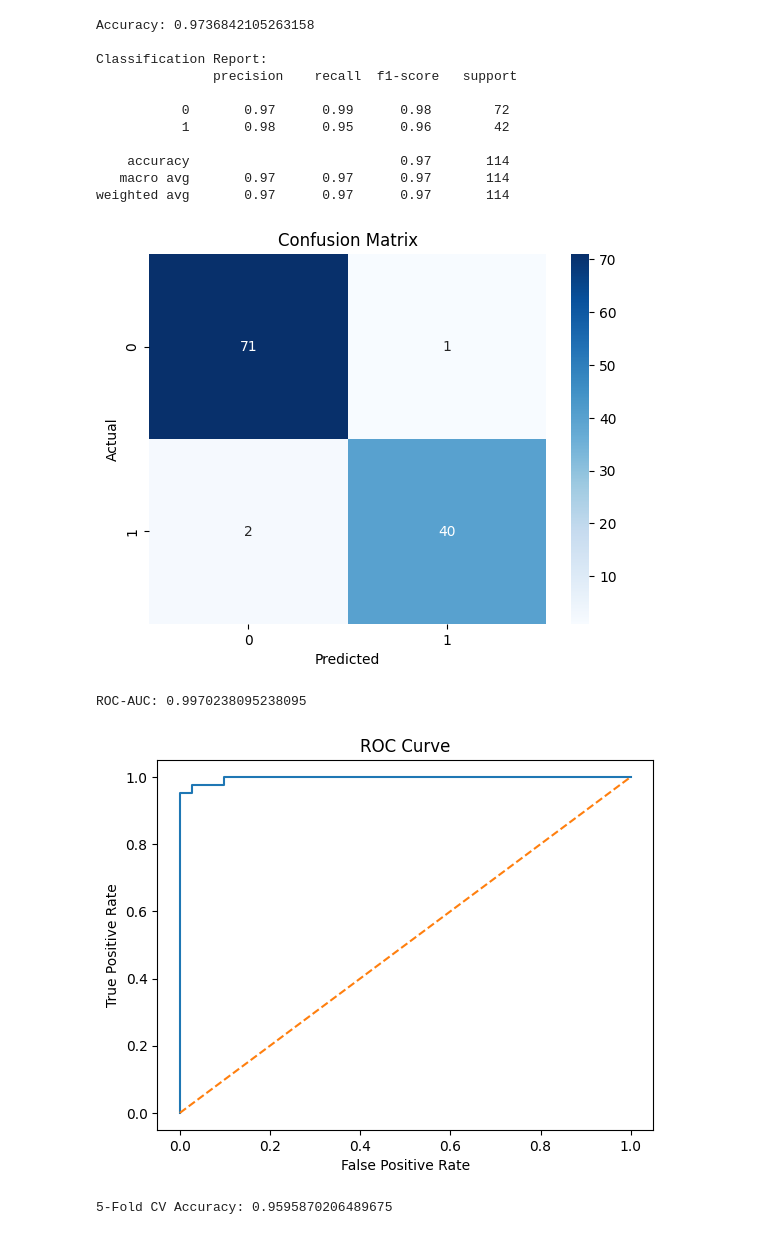
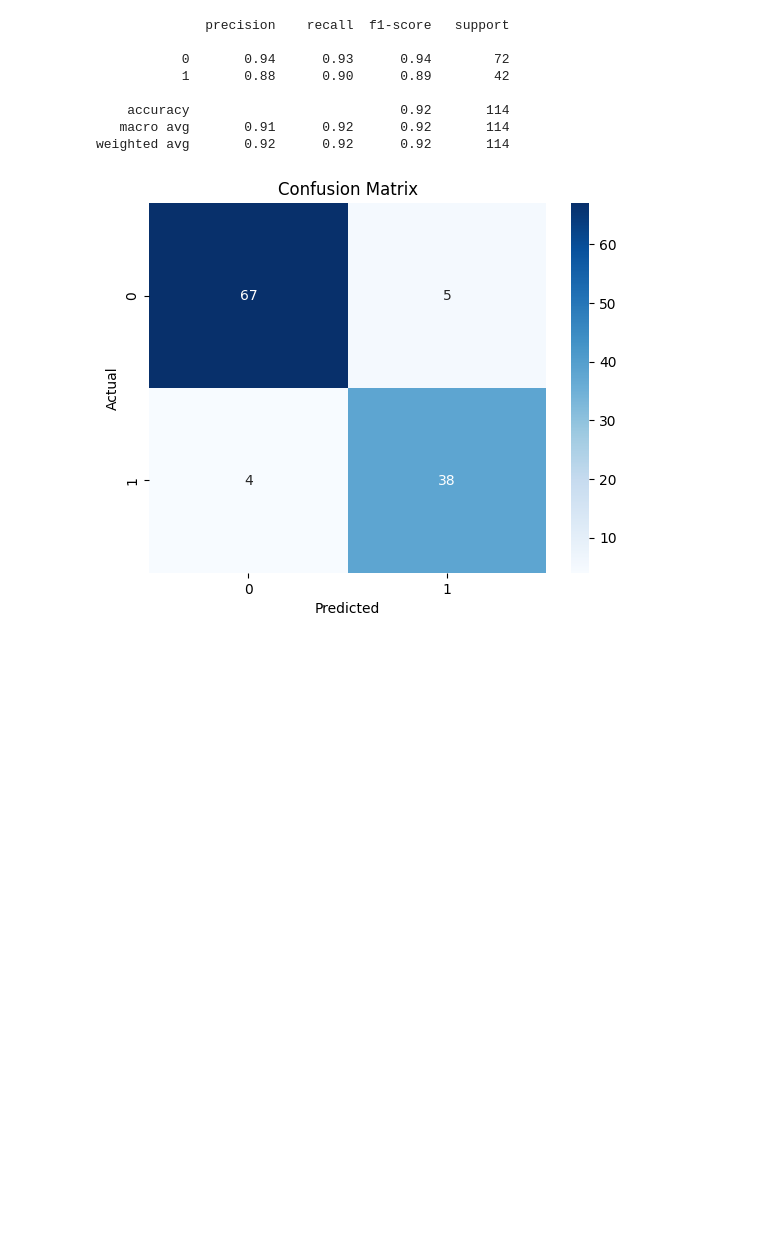
Before and after one commit to MathusiganSenthan/machine-learning-Group-Pro, a Jupyter notebook: IT22569318.ipynb, the cells around one changed output. Saved outputs shown, nothing was run; the diff lists cells and outputs as text; code cells hidden in the pictures; blank space fills up the shorter version.

```diff
--- a/IT22569318.ipynb
+++ b/IT22569318.ipynb
@@ -23,7 +26,8 @@ import joblib
 # 2. Load Dataset
 # -------------------------------
 # If using Colab: upload your data.csv first
-df = pd.read_csv('/content/drive/MyDrive/Python /IT4010-ML/Assignment/data.csv')
+df = pd.read_csv('/content/drive/MyDrive/Python /IT4010-ML/Assignment/COVID-19_RECOVERY_DATASET.csv')
+df = df.iloc[:1000]
 
 # Preview dataset
 print("Dataset Preview:")
@@ -104,8 +138,9 @@ plt.show()
 # 5. Feature Engineering
 # -------------------------------
 # Split features and target
-X = df.drop('target', axis=1)
-y = df['target']
+# Drop 'recovered' (the true target) from features. 'target' column was redundant.
+X = df.drop('recovered', axis=1)
+y = df['recovered'] # Set y to be the 'recovered' column
 
 # Optional: remove highly correlated features to avoid multicollinearity
 corr_matrix = X.corr().abs()
@@ -126,14 +183,11 @@ X_train, X_test, y_train, y_test = train_test_split(
 # -------------------------------
 # 7. Build Pipeline
 # -------------------------------
-model = LogisticRegression(
-    solver='saga',
-    max_iter=2000,
-    C=0.05,
-    class_weight='balanced'
-)
-
+model = LogisticRegression(max_iter=2000, class_weight='balanced')
 pipeline = Pipeline([
     ('scaler', StandardScaler()),
     ('classifier', model)
 ])
+#
+model.fit(X_train, y_train)
+y_pred = model.predict(X_test)
@@ -150,55 +194,21 @@ Pipeline(steps=[('scaler', StandardScaler()),
-# %%
-# -------------------------------
-# 9. Predictions
-# -------------------------------
-y_pred = pipeline.predict(X_test)
-y_prob = pipeline.predict_proba(X_test)[:, 1]
+# %%
+print(classification_report(y_test, y_pred))
+# %% [output]
+              precision    recall  f1-score   support
+
+           0       0.94      0.93      0.94        72
+           1       0.88      0.90      0.89        42
+
+    accuracy                           0.92       114
+   macro avg       0.91      0.92      0.92       114
+weighted avg       0.92      0.92      0.92       114
 # %%
-# -------------------------------
-# 10. Evaluation
-# -------------------------------
-print("\nAccuracy:", accuracy_score(y_test, y_pred))
-print("\nClassification Report:\n", classification_report(y_test, y_pred))
-
 # Confusion Matrix
 cm = confusion_matrix(y_test, y_pred)
 sns.heatmap(cm, annot=True, fmt='d', cmap='Blues')
 plt.xlabel("Predicted")
 plt.ylabel("Actual")
 plt.title("Confusion Matrix")
 plt.show()
-
-# ROC-AUC Curve
-roc_auc = roc_auc_score(y_test, y_prob)
-print("ROC-AUC:", roc_auc)
-
-fpr, tpr, _ = roc_curve(y_test, y_prob)
-plt.plot(fpr, tpr)
-plt.plot([0,1], [0,1], linestyle='--')
-plt.title("ROC Curve")
-plt.xlabel("False Positive Rate")
-plt.ylabel("True Positive Rate")
-plt.show()
 # %% [output]
-Accuracy: 0.9736842105263158
-
-Classification Report:
-               precision    recall  f1-score   support
-
-           0       0.97      0.99      0.98        72
-           1       0.98      0.95      0.96        42
-
-    accuracy                           0.97       114
-   macro avg       0.97      0.97      0.97       114
-weighted avg       0.97      0.97      0.97       114
-[figure, old version]
+[figure, new version]
-ROC-AUC: 0.9970238095238095
-[figure, removed]
-# %%
-# -------------------------------
-# 11. Cross Validation
-# -------------------------------
-cv_scores = cross_val_score(pipeline, X, y, cv=5)
-print("5-Fold CV Accuracy:", cv_scores.mean())
-# %% [output]
-5-Fold CV Accuracy: 0.9595870206489675
```
Also changed, not shown: parts of 14 cells of this notebook.
